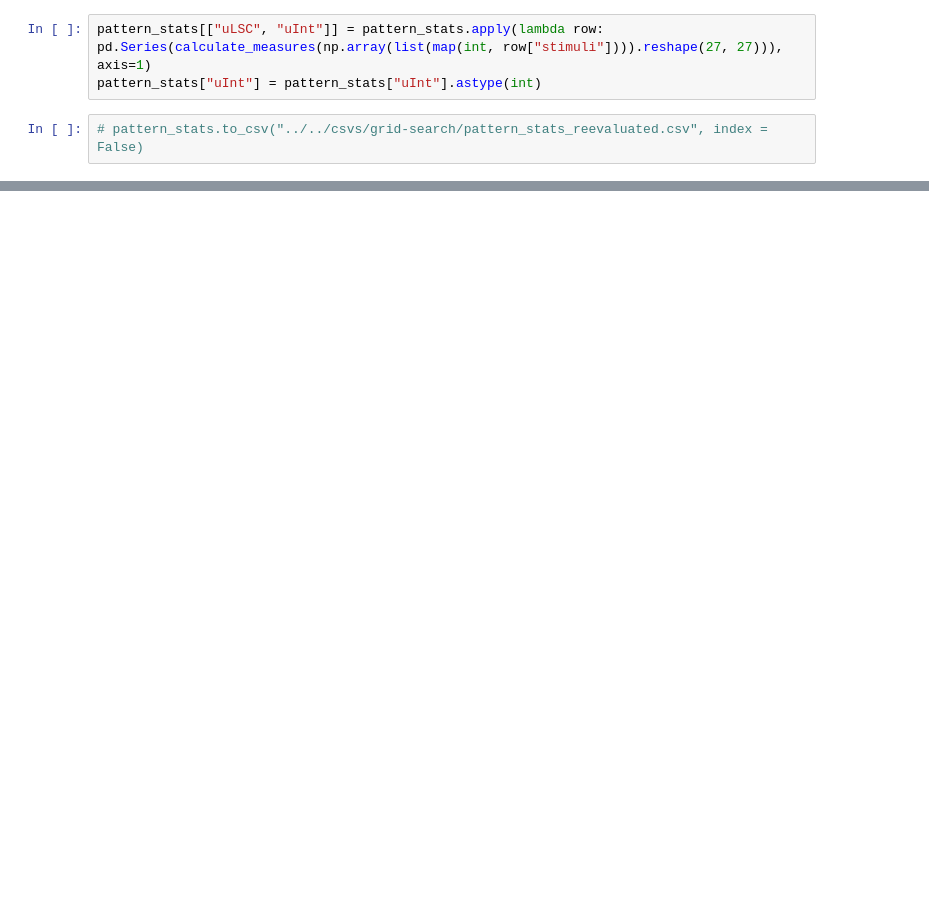
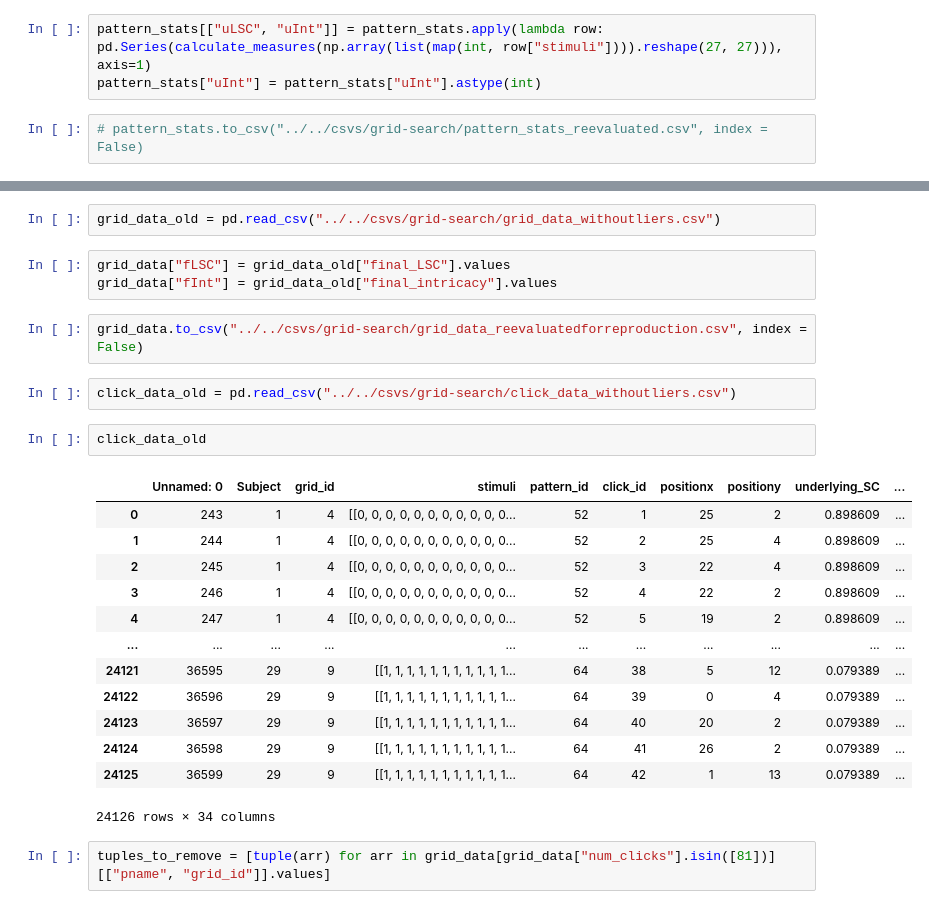
Before and after one commit to surabhisnath/Aesthetic_Curiosity, a Jupyter notebook: scripts/grid-search/process_data.ipynb, the cells around one changed output, grey strips where cells are left out. Drawn from its saved outputs; the diff is of its cells as text; blank space fills up the shorter version.

```diff
--- a/scripts/grid-search/process_data.ipynb
+++ b/scripts/grid-search/process_data.ipynb
@@ -407,3 +411,30 @@ grid_data.head(67)
+# %%
+grid_data_old = pd.read_csv("../../csvs/grid-search/grid_data_withoutliers.csv")
+# %%
+grid_data["fLSC"] = grid_data_old["final_LSC"].values
+grid_data["fInt"] = grid_data_old["final_intricacy"].values
+# %%
+grid_data.to_csv("../../csvs/grid-search/grid_data_reevaluatedforreproduction.csv", index = False)
+# %%
+click_data_old = pd.read_csv("../../csvs/grid-search/click_data_withoutliers.csv")
+# %%
+click_data_old
+# %% [output]
+|  | Unnamed: 0 | Subject | grid_id | stimuli | pattern_id | click_id | positionx | positiony | underlying_SC | ... |
+| 0 | 243 | 1 | 4 | [[0, 0, 0, 0, 0, 0, 0, 0, 0, 0, 0... | 52 | 1 | 25 | 2 | 0.898609 | ... |
+| 1 | 244 | 1 | 4 | [[0, 0, 0, 0, 0, 0, 0, 0, 0, 0, 0... | 52 | 2 | 25 | 4 | 0.898609 | ... |
+| 2 | 245 | 1 | 4 | [[0, 0, 0, 0, 0, 0, 0, 0, 0, 0, 0... | 52 | 3 | 22 | 4 | 0.898609 | ... |
+| 3 | 246 | 1 | 4 | [[0, 0, 0, 0, 0, 0, 0, 0, 0, 0, 0... | 52 | 4 | 22 | 2 | 0.898609 | ... |
+| 4 | 247 | 1 | 4 | [[0, 0, 0, 0, 0, 0, 0, 0, 0, 0, 0... | 52 | 5 | 19 | 2 | 0.898609 | ... |
+| ... | ... | ... | ... | ... | ... | ... | ... | ... | ... | ... |
+| 24121 | 36595 | 29 | 9 | [[1, 1, 1, 1, 1, 1, 1, 1, 1, 1, 1... | 64 | 38 | 5 | 12 | 0.079389 | ... |
+| 24122 | 36596 | 29 | 9 | [[1, 1, 1, 1, 1, 1, 1, 1, 1, 1, 1... | 64 | 39 | 0 | 4 | 0.079389 | ... |
+| 24123 | 36597 | 29 | 9 | [[1, 1, 1, 1, 1, 1, 1, 1, 1, 1, 1... | 64 | 40 | 20 | 2 | 0.079389 | ... |
+| 24124 | 36598 | 29 | 9 | [[1, 1, 1, 1, 1, 1, 1, 1, 1, 1, 1... | 64 | 41 | 26 | 2 | 0.079389 | ... |
+| 24125 | 36599 | 29 | 9 | [[1, 1, 1, 1, 1, 1, 1, 1, 1, 1, 1... | 64 | 42 | 1 | 13 | 0.079389 | ... |
+24126 rows × 34 columns
+# %%
+tuples_to_remove = [tuple(arr) for arr in grid_data[grid_data["num_clicks"].isin([81])][["pname", "grid_id"]].values]
 # %%
 click_data
 # %% [output]
```
Also changed, not shown: parts of 18 cells of this notebook, 25 other files.
